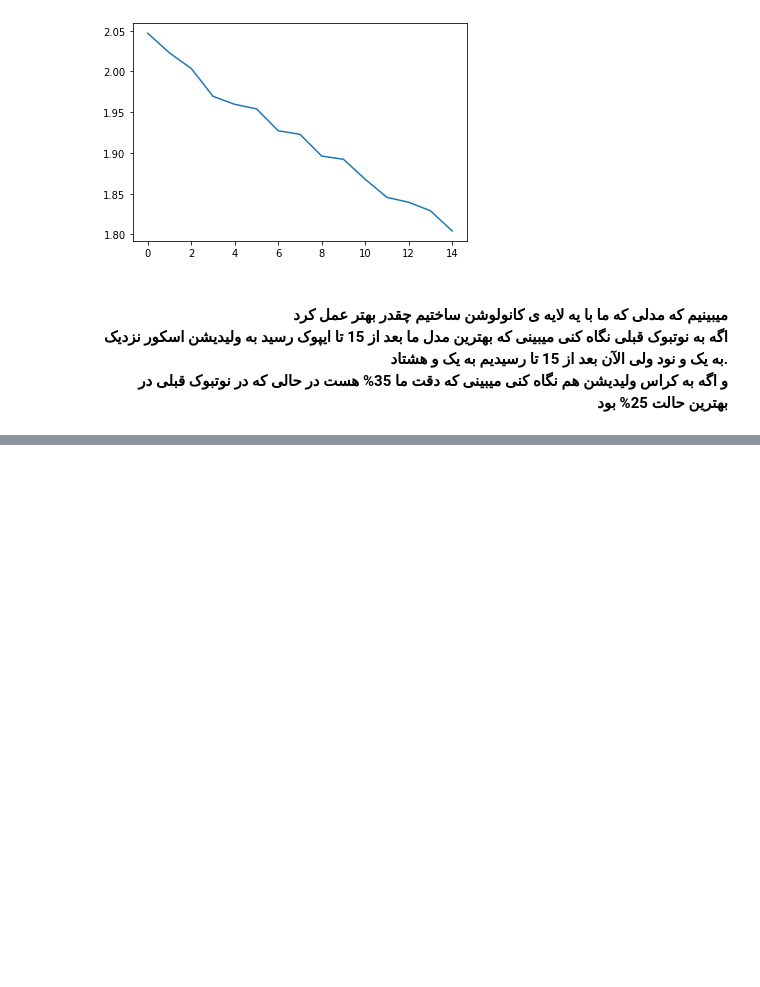
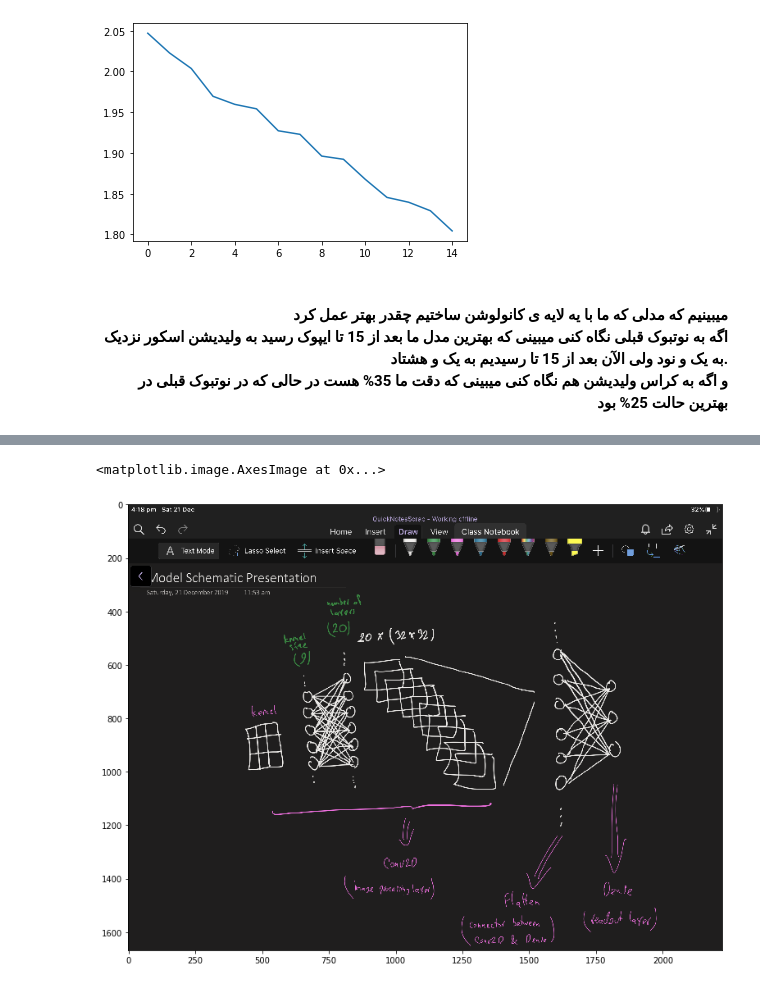
Before and after one commit to ShahrokhGit/DL_Practice, a Jupyter notebook: CNN_Chapter02.ipynb, the cells around one changed output, grey strips where cells are left out. Cells and saved outputs as stored; diff of their text form; code cells hidden in the pictures; blank space fills up the shorter version.

```diff
--- a/CNN_Chapter02.ipynb
+++ b/CNN_Chapter02.ipynb
@@ -302,0 +307,7 @@ shah_classifier3.save('saved_models\shah_classifier3.h5')
+# %%
+conv_example = plt.imread('Photos/Conv_sche.PNG')
+fig = plt.figure(figsize=(40,10))
+plt.imshow(conv_example)
+# %% [output]
+<matplotlib.image.AxesImage at 0x...>
+[figure, added]
```
Also changed, not shown: parts of 14 cells of this notebook, 3 other files.
